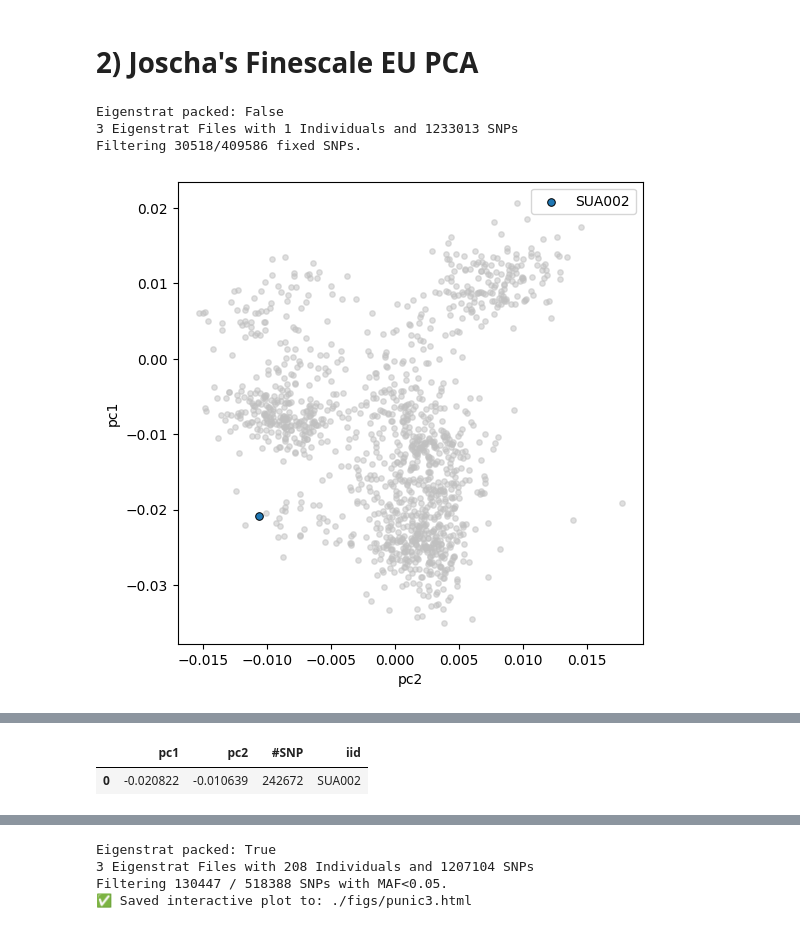
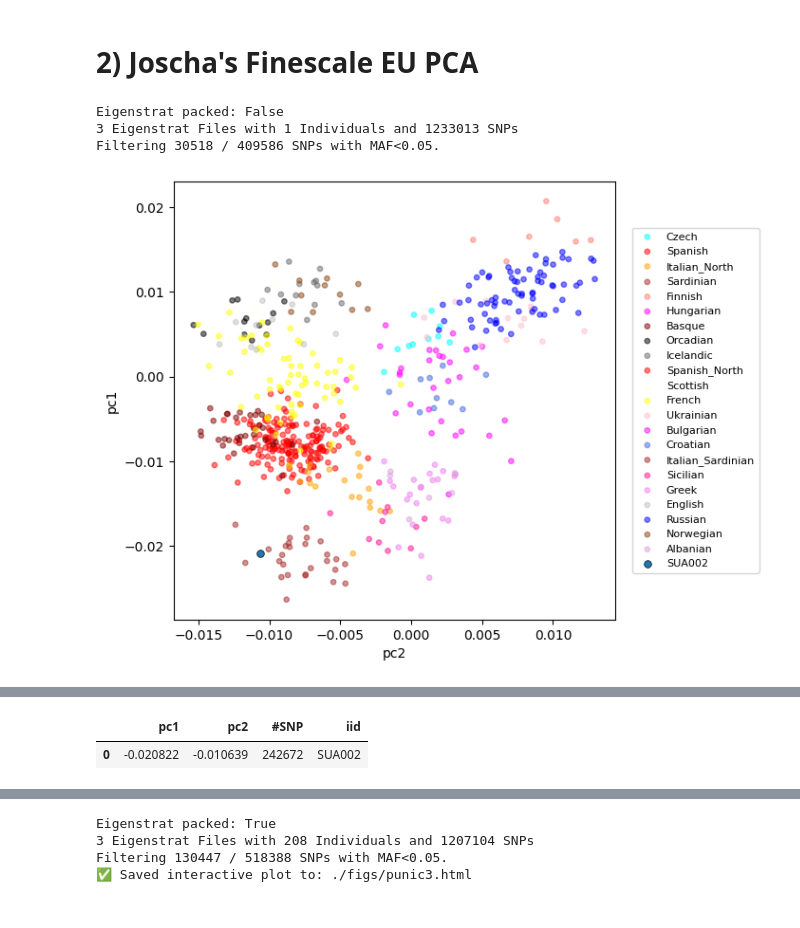
Before and after one commit to hringbauer/projectPCA, a Jupyter notebook: notebooks/proj_es.ipynb, the cells around one changed output, grey strips where cells are left out. Cells and saved outputs as stored; diff of their text form; code cells hidden in the pictures.

```diff
--- a/notebooks/proj_es.ipynb
+++ b/notebooks/proj_es.ipynb
@@ -120,9 +135,9 @@ Filtering 130447/518388 fixed SNPs.
 # %%
 %%time
 project_eigenstrat(es_path="/mnt/archgen/Autorun_eager/eager_outputs/TF/SUA/SUA002/genotyping/pileupcaller.double",
-                   pca="EU", es_type="default",  plot=['pc2', 'pc1'])
+                   pca="EU", es_type="default",  plot=['pc2', 'pc1'], plot_bgrd_c=True)
 # %% [output]
 Eigenstrat packed: False
 3 Eigenstrat Files with 1 Individuals and 1233013 SNPs
-Filtering 30518/409586 fixed SNPs.
+Filtering 30518 / 409586 SNPs with MAF<0.05.
-[figure, old version]
+[figure, new version]
```
Also changed, not shown: parts of 10 cells of this notebook, 5 other files.
